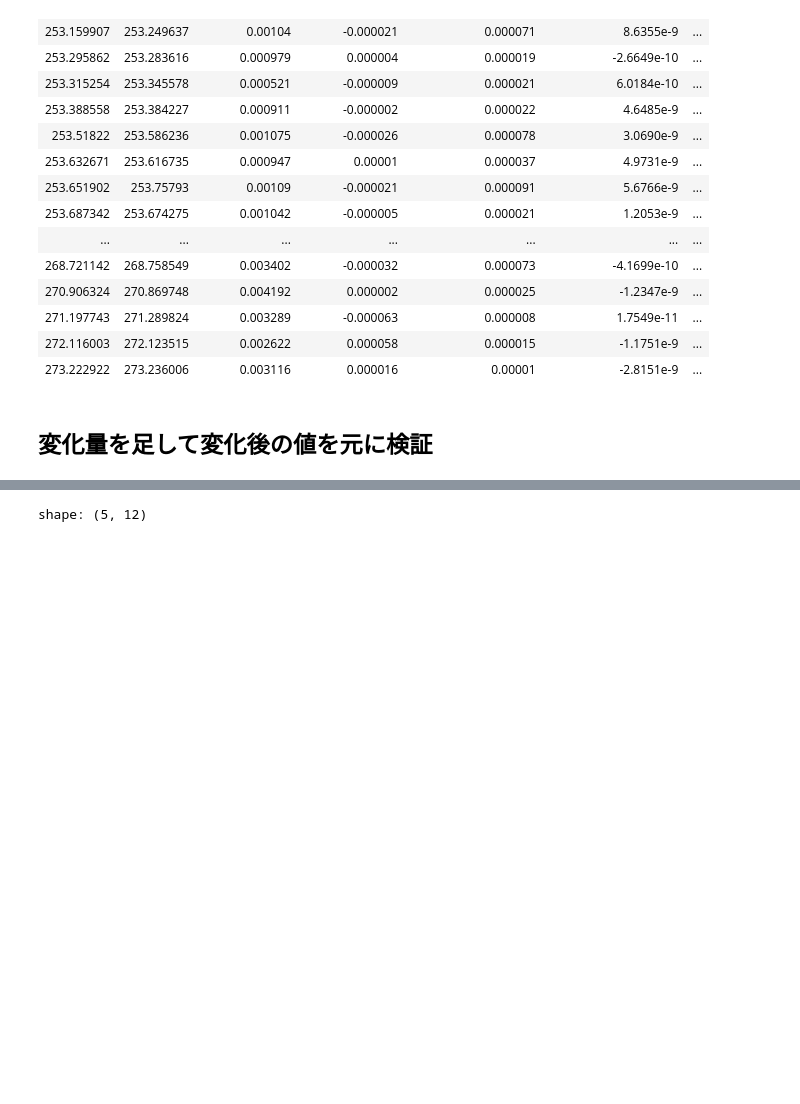
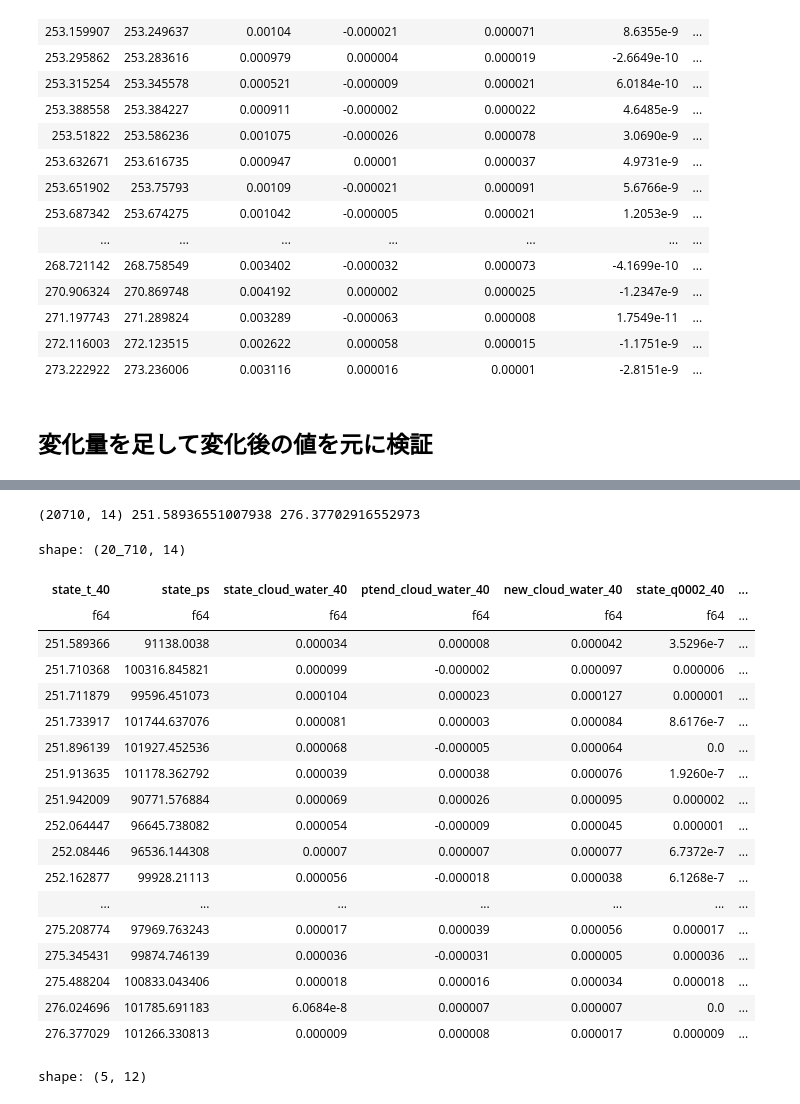
Before and after one commit to unonao/kaggle-leap, a Jupyter notebook: notebook/2024-05-18_cloud_ice_ratio.ipynb, the cells around one changed output, grey strips where cells are left out. Saved outputs shown, nothing was run; the diff lists cells and outputs as text; code cells hidden in the pictures; blank space fills up the shorter version.

```diff
--- a/notebook/2024-05-18_cloud_ice_ratio.ipynb
+++ b/notebook/2024-05-18_cloud_ice_ratio.ipynb
@@ -259,0 +518,37 @@ shape: (5, 12)
+# %%
+# 4. new cloud water が 0 以外の時を見る. 温度が中間地点のとき -> state ice ratio が温度によって割合が決まる
+
+
+df4 = (
+    tmp[cols]
+    .filter(
+        (pl.col(f"new_cloud_water_{h}") != 0)
+        & (pl.col(f"new_q0002_{h}") != 0)
+        & (pl.col(f"new_q0003_{h}") != 0)
+    )
+    .sort(f"state_t_{h}", descending=False)
+)
+print(df4.shape, df4[f"state_t_{h}"].min(), df4[f"state_t_{h}"].max())
+
+df4
+# %% [output]
+(20710, 14) 251.58936551007938 276.37702916552973
+shape: (20_710, 14)
+| state_t_40 | state_ps | state_cloud_water_40 | ptend_cloud_water_40 | new_cloud_water_40 | state_q0002_40 | ... |
+| f64 | f64 | f64 | f64 | f64 | f64 | ... |
+| 251.589366 | 91138.0038 | 0.000034 | 0.000008 | 0.000042 | 3.5296e-7 | ... |
+| 251.710368 | 100316.845821 | 0.000099 | -0.000002 | 0.000097 | 0.000006 | ... |
+| 251.711879 | 99596.451073 | 0.000104 | 0.000023 | 0.000127 | 0.000001 | ... |
+| 251.733917 | 101744.637076 | 0.000081 | 0.000003 | 0.000084 | 8.6176e-7 | ... |
+| 251.896139 | 101927.452536 | 0.000068 | -0.000005 | 0.000064 | 0.0 | ... |
+| 251.913635 | 101178.362792 | 0.000039 | 0.000038 | 0.000076 | 1.9260e-7 | ... |
+| 251.942009 | 90771.576884 | 0.000069 | 0.000026 | 0.000095 | 0.000002 | ... |
+| 252.064447 | 96645.738082 | 0.000054 | -0.000009 | 0.000045 | 0.000001 | ... |
+| 252.08446 | 96536.144308 | 0.00007 | 0.000007 | 0.000077 | 6.7372e-7 | ... |
+| 252.162877 | 99928.21113 | 0.000056 | -0.000018 | 0.000038 | 6.1268e-7 | ... |
+| ... | ... | ... | ... | ... | ... | ... |
+| 275.208774 | 97969.763243 | 0.000017 | 0.000039 | 0.000056 | 0.000017 | ... |
+| 275.345431 | 99874.746139 | 0.000036 | -0.000031 | 0.000005 | 0.000036 | ... |
+| 275.488204 | 100833.043406 | 0.000018 | 0.000016 | 0.000034 | 0.000018 | ... |
+| 276.024696 | 101785.691183 | 6.0684e-8 | 0.000007 | 0.000007 | 0.0 | ... |
+| 276.377029 | 101266.330813 | 0.000009 | 0.000008 | 0.000017 | 0.000009 | ... |
```
Also changed, not shown: parts of 11 cells of this notebook, 26 other files.
